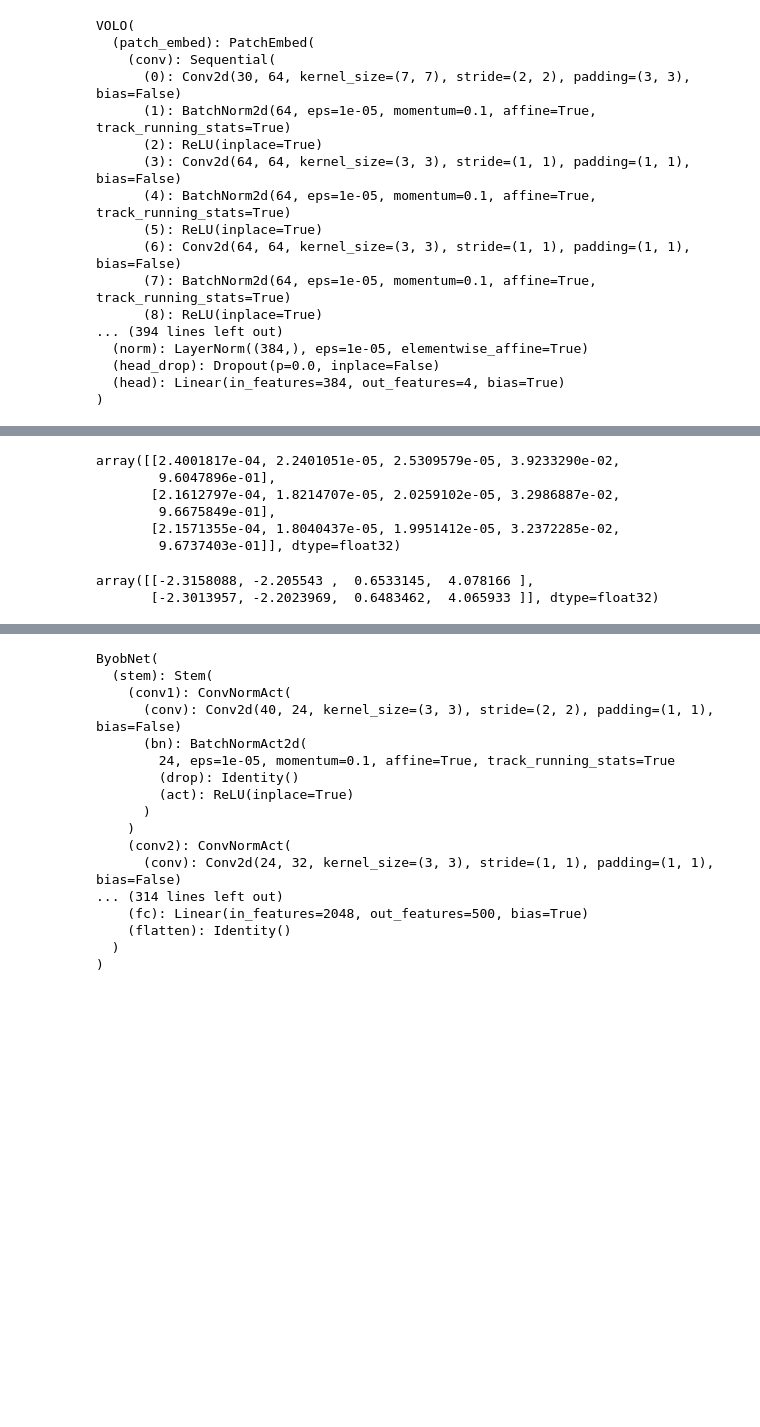
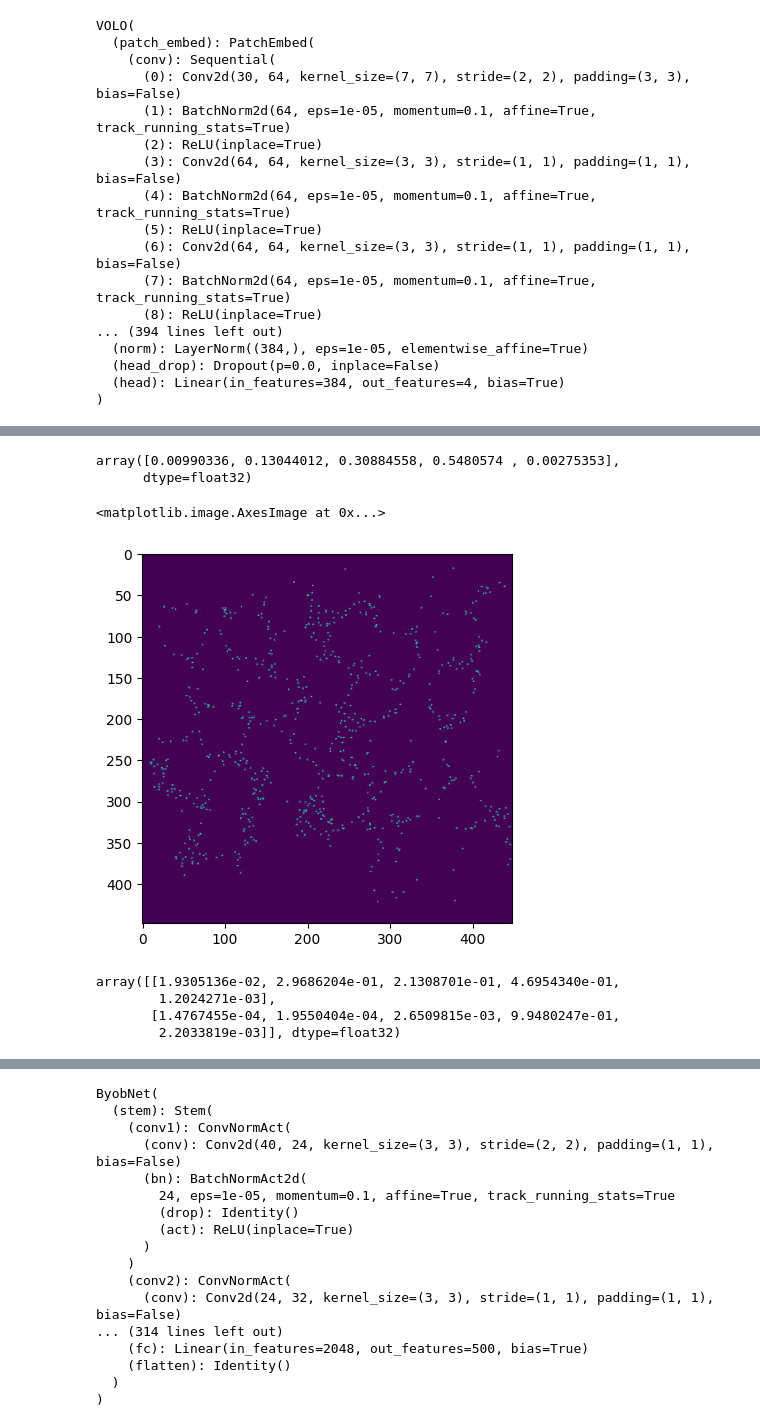
Before and after one commit to mberghouse/DeepTrackStat, a Jupyter notebook: All_stats_testing_experimental.ipynb, the cells around one changed output, grey strips where cells are left out. Drawn from its saved outputs; the diff is of its cells as text; code cells hidden in the pictures; blank space fills up the shorter version.

```diff
--- a/All_stats_testing_experimental.ipynb
+++ b/All_stats_testing_experimental.ipynb
@@ -500,56 +543,57 @@ torch.Size([3, 30, 448, 448])
 # %%
-model9.eval()
 
-model15.eval()
-
-model21.eval()
 model0.eval()
 model1.eval()
 model2.eval()
-# # model10.eval()
-# model11.eval()
+
 import torchvision
 outputs1=[]
-outputs2=[]
-out0=0
-out1=0
-out2=0
-out3=0
+
 model4.eval()
 model5.eval()
 #outputs3=[]
 
 with torch.no_grad():
     for x in test_dataloader2:
+        x=1-x
         #x1 = torchvision.transforms.functional.resize(x, 448)
         x2 = torchvision.transforms.functional.resize(x, 384)
         #x3 = torchvision.transforms.functional.resize(x, 224)
 
-        out0 = model0((x2).to(device)).detach().cpu().numpy()
-        out1 = model1((x2).to(device)).detach().cpu().numpy()
-        out2 = model2((x2).to(device)).detach().cpu().numpy()
         out4 =F.softmax((model4((x).to(device)).detach().cpu()),1).numpy()
         out5 =F.softmax((model5((x).to(device)).detach().cpu()),1).numpy()
+        out6 =F.softmax((model6((x).to(device)).detach().cpu()),1).numpy()
+        out7 =F.softmax((model7((1-x).to(device)).detach().cpu()),1).numpy()
+        out8 =F.softmax((model8((x).to(device)).detach().cpu()),1).numpy()
+        out9 =F.softmax((model9((x2).to(device)).detach().cpu()),1).numpy()
+        out10 =F.softmax((model10((x2).to(device)).detach().cpu()),1).numpy()
+        out11 =F.softmax((model11((x2).to(device)).detach().cpu()),1).numpy()
+        out12 =F.softmax((model12((x2).to(device)).detach().cpu()),1).numpy()
+        out13 =F.softmax((model13((x2).to(device)).detach().cpu()),1).numpy()
+        out14 =F.softmax((model14((x2).to(device)).detach().cpu()),1).numpy()
+
 
         #out=np.mean(np.vstack((out0+out1*3+out2+out3)/6),0)
-        out = (out4+out5*2)/3
+        out = (out4*10+out6*10+out7*1+out8*3+out9*15+out10*1+out11*2+out12*1+out13*1)/44
 
         outputs1.append(out)
 # %%
-#np.mean(np.vstack(out21),0)
-out4
+np.mean(np.vstack(out13),0)
 # %% [output]
-array([[2.4001817e-04, 2.2401051e-05, 2.5309579e-05, 3.9233290e-02,
-        9.6047896e-01],
-       [2.1612797e-04, 1.8214707e-05, 2.0259102e-05, 3.2986887e-02,
-        9.6675849e-01],
-       [2.1571355e-04, 1.8040437e-05, 1.9951412e-05, 3.2372285e-02,
-        9.6737403e-01]], dtype=float32)
+array([0.00990336, 0.13044012, 0.30884558, 0.5480574 , 0.00275353],
+      dtype=float32)
+# %%
+plt.imshow(x[0,10,:,:])
+# %% [output]
+<matplotlib.image.AxesImage at 0x...>
+[figure, added]
 # %%
-np.vstack(out0)
+np.vstack(out14)
 # %% [output]
-array([[-2.3158088, -2.205543 ,  0.6533145,  4.078166 ],
-       [-2.3013957, -2.2023969,  0.6483462,  4.065933 ]], dtype=float32)
+array([[1.9305136e-02, 2.9686204e-01, 2.1308701e-01, 4.6954340e-01,
+        1.2024271e-03],
+       [1.4767455e-04, 1.9550404e-04, 2.6509815e-03, 9.9480247e-01,
+        2.2033819e-03]], dtype=float32)
 # %%
 mean_out = np.mean(np.vstack(outputs1),0)
 class_num = np.argmax(mean_out)
```
Also changed, not shown: parts of 35 cells of this notebook, 12 other files.
